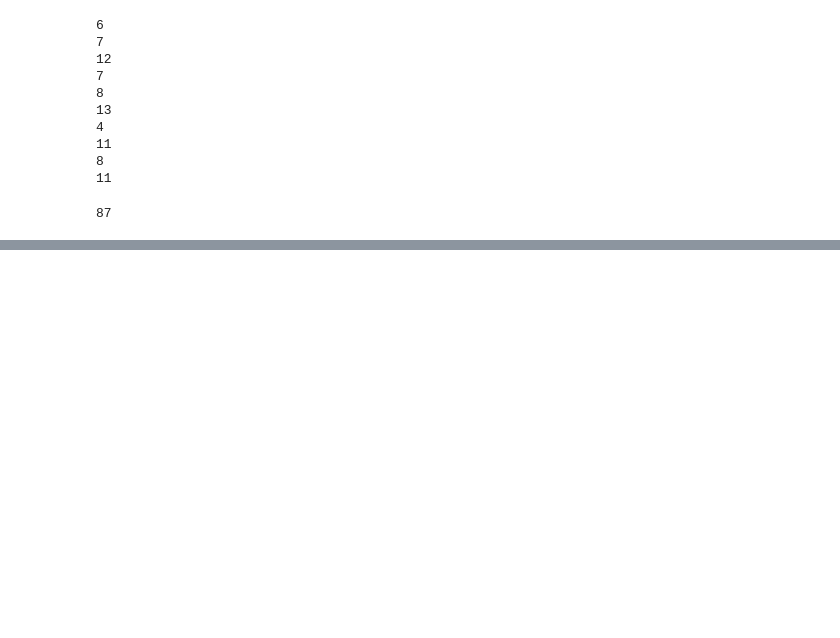
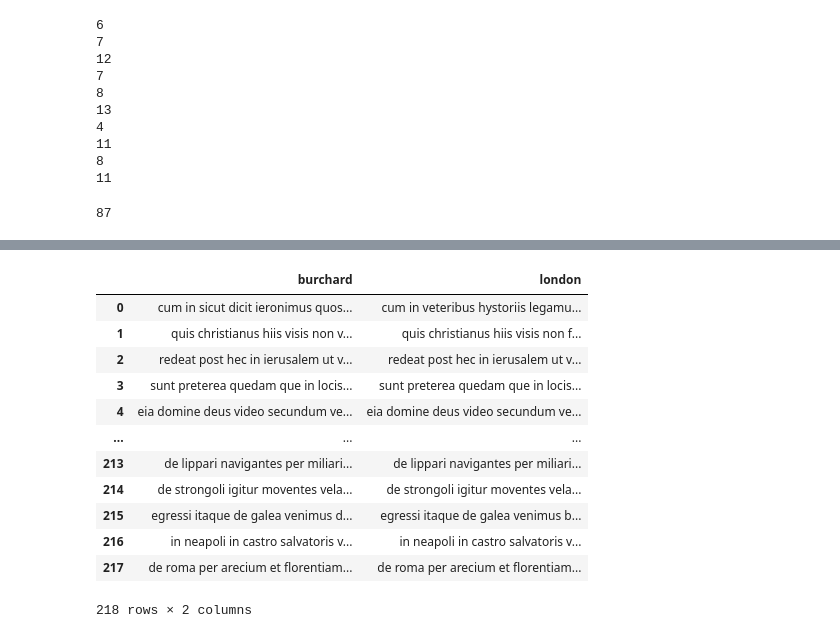
Before and after one commit to sashaaKr/thesis, a Jupyter notebook: notebooks/preparation for 17.7 - model improvments.ipynb, the cells around one changed output, grey strips where cells are left out. Drawn from its saved outputs; the diff is of its cells as text; code cells hidden in the pictures; blank space fills up the shorter version.

```diff
--- a/notebooks/preparation for 17.7 - model improvments.ipynb
+++ b/notebooks/preparation for 17.7 - model improvments.ipynb
@@ -445,0 +570,2 @@ list(set([ result[2] for iteration in wrong_redictions for result in iteration ]
+# %%
+res = thesisDataReader.create_burchard_to_london_text_to_text_comparison()
@@ -445,0 +577,16 @@ list(set([ result[2] for iteration in wrong_redictions for result in iteration ]
+# %%
+pd.DataFrame(res, columns=['burchard', 'london'])
+# %% [output]
+|  | burchard | london |
+| 0 | cum in sicut dicit ieronimus quos... | cum in veteribus hystoriis legamu... |
+| 1 | quis christianus hiis visis non v... | quis christianus hiis visis non f... |
+| 2 | redeat post hec in ierusalem ut v... | redeat post hec in ierusalem ut v... |
+| 3 | sunt preterea quedam que in locis... | sunt preterea quedam que in locis... |
+| 4 | eia domine deus video secundum ve... | eia domine deus video secundum ve... |
+| ... | ... | ... |
+| 213 | de lippari navigantes per miliari... | de lippari navigantes per miliari... |
+| 214 | de strongoli igitur moventes vela... | de strongoli igitur moventes vela... |
+| 215 | egressi itaque de galea venimus d... | egressi itaque de galea venimus b... |
+| 216 | in neapoli in castro salvatoris v... | in neapoli in castro salvatoris v... |
+| 217 | de roma per arecium et florentiam... | de roma per arecium et florentiam... |
+218 rows × 2 columns
```
Also changed, not shown: parts of 22 cells of this notebook, 11 other files.
